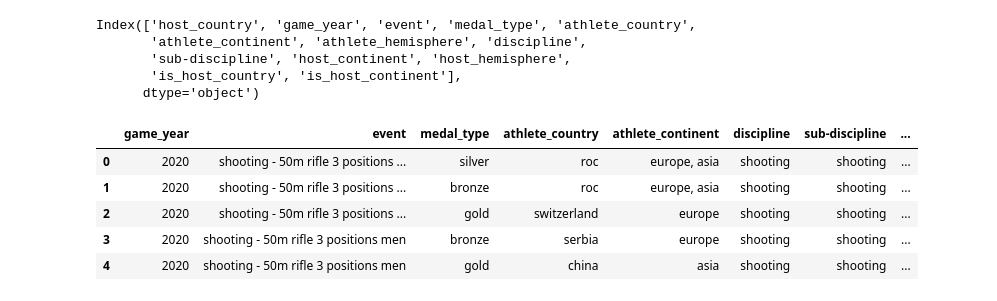
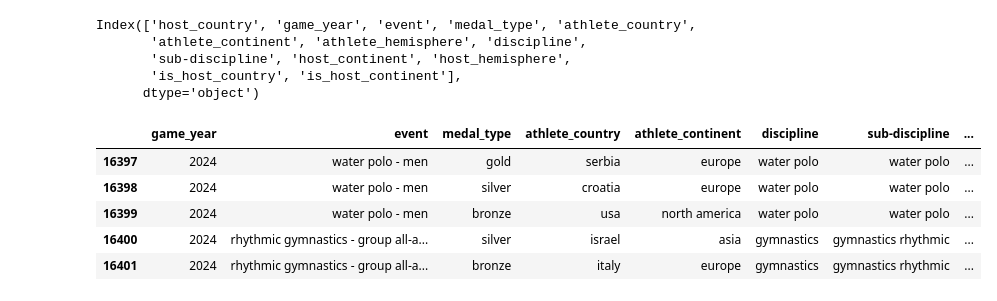
Before and after one commit to naeron75/sql-database, a Jupyter notebook: notebooks/analysis_owen.ipynb, the cells around one changed output. Saved outputs shown, nothing was run; the diff lists cells and outputs as text; code cells hidden in the pictures.

```diff
--- a/notebooks/analysis_owen.ipynb
+++ b/notebooks/analysis_owen.ipynb
@@ -126,14 +126,14 @@ Index(['host_country', 'game_year', 'event', 'medal_type', 'athlete_country',
 # %%
 filt_df = merged_df[['game_year', 'event', 'medal_type', 'athlete_country',
        'athlete_continent', 'discipline',
        'sub-discipline', 'host_country', 'host_continent',
        'is_host_country', 'is_host_continent']]
 
-filt_df.head()
+filt_df.tail()
 # %% [output]
 |  | game_year | event | medal_type | athlete_country | athlete_continent | discipline | sub-discipline | ... |
-| 0 | 2020 | shooting - 50m rifle 3 positions ... | silver | roc | europe, asia | shooting | shooting | ... |
-| 1 | 2020 | shooting - 50m rifle 3 positions ... | bronze | roc | europe, asia | shooting | shooting | ... |
-| 2 | 2020 | shooting - 50m rifle 3 positions ... | gold | switzerland | europe | shooting | shooting | ... |
-| 3 | 2020 | shooting - 50m rifle 3 positions men | bronze | serbia | europe | shooting | shooting | ... |
-| 4 | 2020 | shooting - 50m rifle 3 positions men | gold | china | asia | shooting | shooting | ... |
+| 16397 | 2024 | water polo - men | gold | serbia | europe | water polo | water polo | ... |
+| 16398 | 2024 | water polo - men | silver | croatia | europe | water polo | water polo | ... |
+| 16399 | 2024 | water polo - men | bronze | usa | north america | water polo | water polo | ... |
+| 16400 | 2024 | rhythmic gymnastics - group all-a... | silver | israel | asia | gymnastics | gymnastics rhythmic | ... |
+| 16401 | 2024 | rhythmic gymnastics - group all-a... | bronze | italy | europe | gymnastics | gymnastics rhythmic | ... |
```
Also changed, not shown: parts of 22 cells of this notebook.
